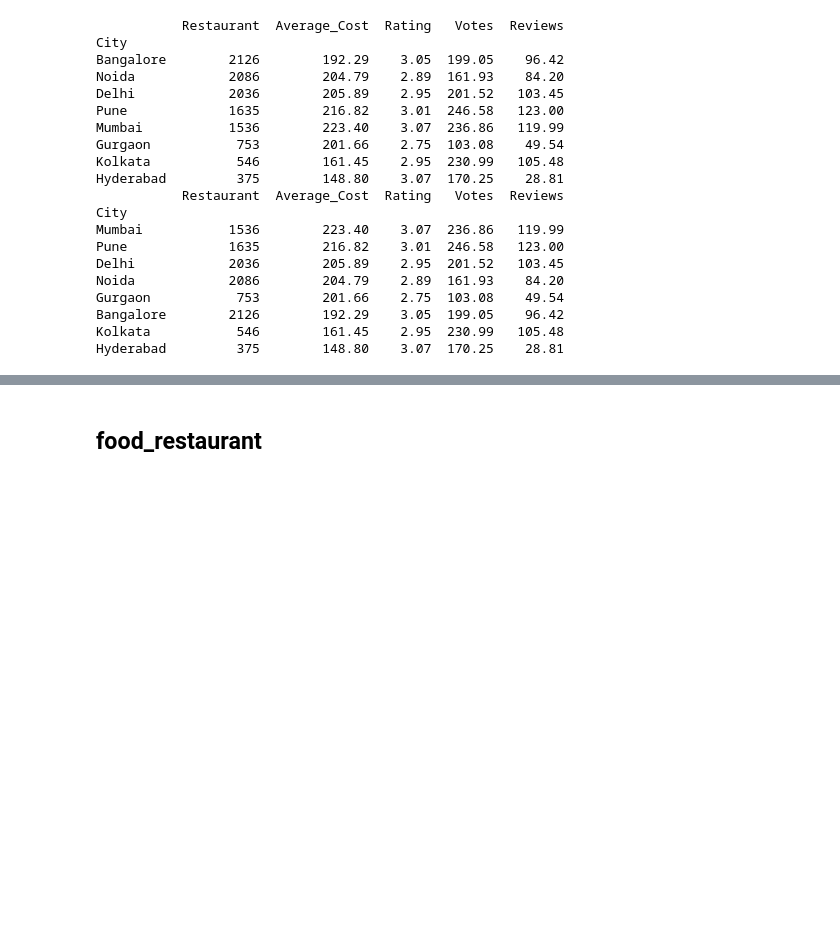
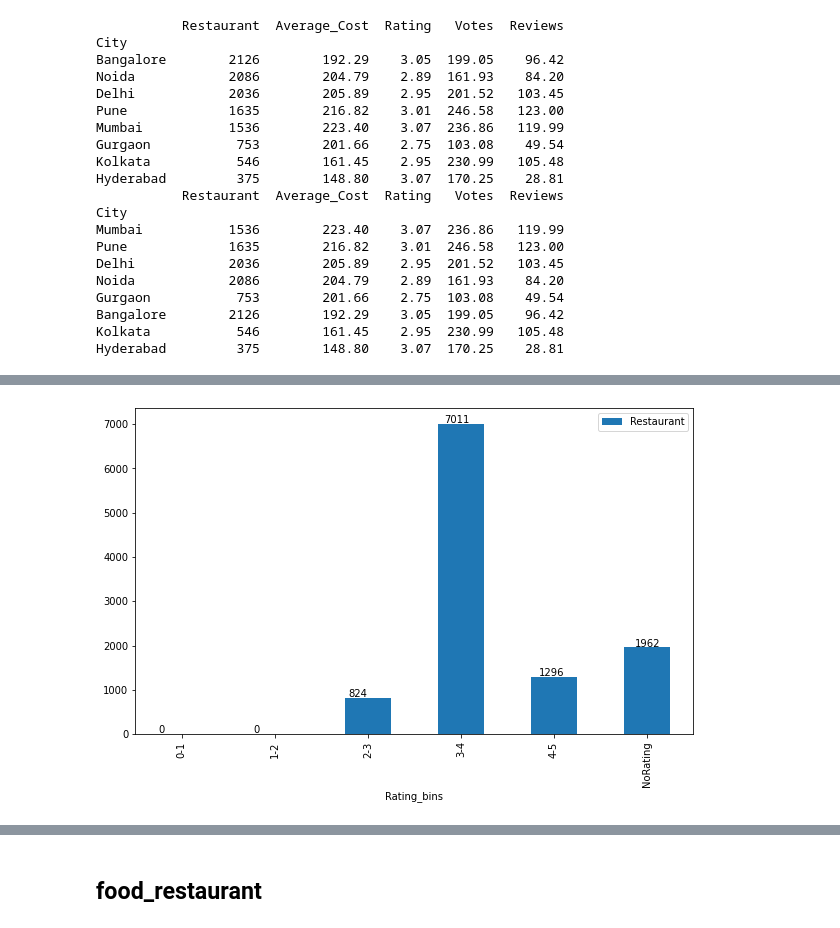
Before and after one commit to sreedevigattu/vizfood, a Jupyter notebook: food.ipynb, the cells around one changed output, grey strips where cells are left out. Saved outputs shown, nothing was run; the diff lists cells and outputs as text; code cells hidden in the pictures; blank space fills up the shorter version.

```diff
--- a/food.ipynb
+++ b/food.ipynb
@@ -258,3 +269,11 @@ Gurgaon           753        201.66    2.75  103.08    49.54
 Bangalore        2126        192.29    3.05  199.05    96.42
 Kolkata           546        161.45    2.95  230.99   105.48
 Hyderabad         375        148.80    3.07  170.25    28.81
+# %%
+bins = [0, 1, 2, 3, 4, 5]
+labels = ['0-1','1-2','2-3','3-4','4-5']
+food['Rating_bins'] = pd.cut(food['Rating'], bins, labels=labels)
+food['Rating_bins'] = food['Rating_bins'].cat.add_categories('NoRating')
+food['Rating_bins'] = food['Rating_bins'].fillna('NoRating')
+#food.loc[food['Rating_bins'].isnull(), 'Rating_bins'] = 'NoRating'
+food.head()
@@ -260,0 +287,7 @@ Hyderabad         375        148.80    3.07  170.25    28.81
+# %%
+food_rating = food.groupby(by=['Rating_bins']).agg({'Restaurant':'count'})
+ax = food_rating.plot.bar(figsize=(10,6))
+for p in ax.patches:
+    ax.annotate(str(p.get_height()), (p.get_x()*1.025, p.get_height()+20))
+# %% [output]
+[figure, added]
```
Also changed, not shown: parts of 57 cells of this notebook, 20 other files.
